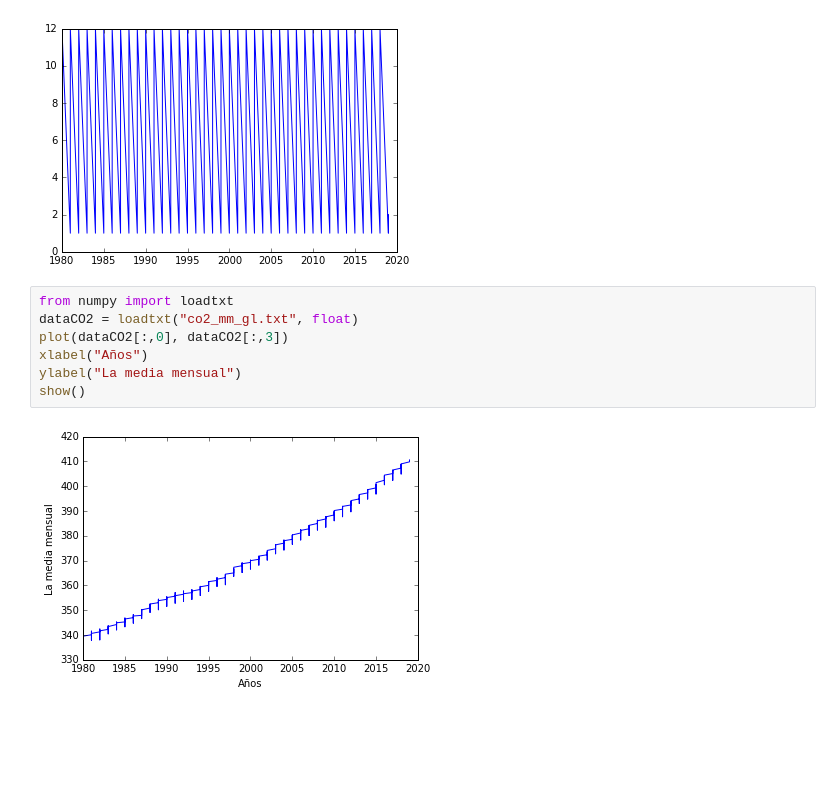
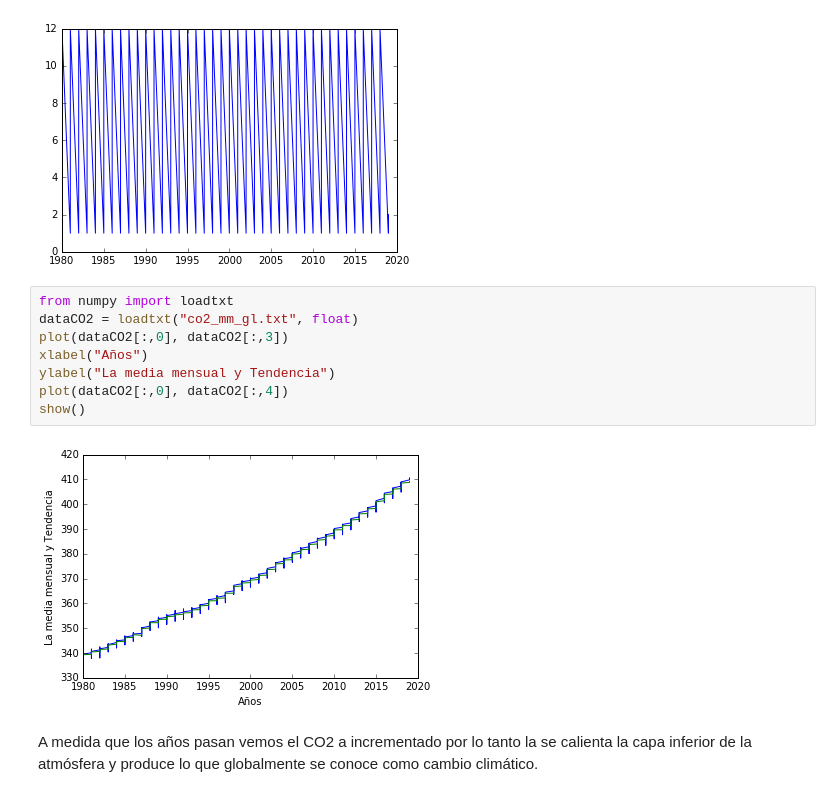
Before and after one commit to fiscompunipamplona/taller-clase-4-hmarcelparadav, a Jupyter notebook: Taller4MarcelParada.ipynb, the cells around one changed output. Cells and saved outputs as stored; diff of their text form; blank space fills up the shorter version.

```diff
--- a/Taller4MarcelParada.ipynb
+++ b/Taller4MarcelParada.ipynb
@@ -86,9 +86,12 @@ show()
 # %%
 from numpy import loadtxt
 dataCO2 = loadtxt("co2_mm_gl.txt", float)
 plot(dataCO2[:,0], dataCO2[:,3])
 xlabel("Años")
-ylabel("La media mensual")
+ylabel("La media mensual y Tendencia")
+plot(dataCO2[:,0], dataCO2[:,4])
 show()
 # %% [output]
-[figure, old version]
+[figure, new version]
+# %% [markdown]
+A medida que los años pasan vemos el CO2 a incrementado por lo tanto la se calienta la capa inferior de la atmósfera y produce lo que globalmente se conoce como cambio climático.
```
Also changed, not shown: 1 other file.
